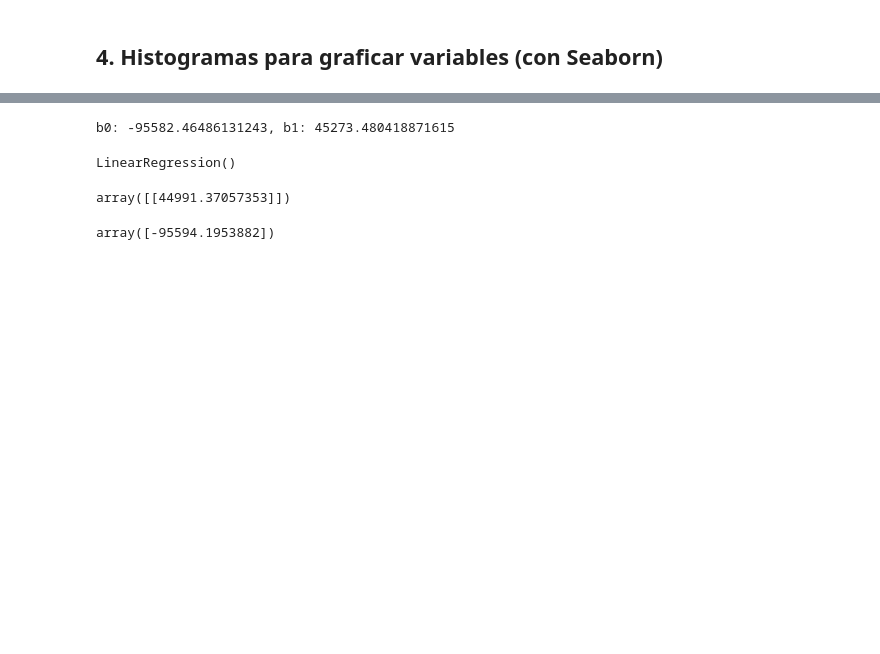
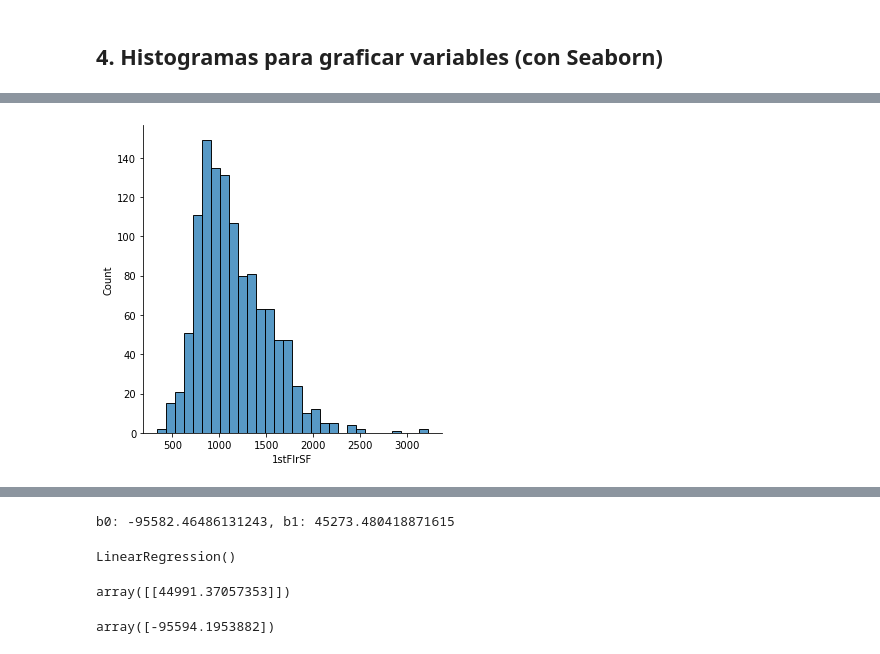
Before and after one commit to alejandrarodas/proyecto_final, a Jupyter notebook: proyecto/proyecto_final.ipynb, the cells around one changed output, grey strips where cells are left out. Cells and saved outputs as stored; diff of their text form; code cells hidden in the pictures; blank space fills up the shorter version.

```diff
--- a/proyecto/proyecto_final.ipynb
+++ b/proyecto/proyecto_final.ipynb
@@ -177,3 +141,3 @@ sns.displot(dataTraining.OverallQual)
 # %%
-sns.displot(dataTraining.1stFlrSF)
+sns.displot(dataTraining['1stFlrSF'])
 # %% [output]
@@ -181,3 +145,4 @@ SyntaxError: invalid syntax (<ipython-input-147-7f606505e9e6>, line 1)
+[figure, added]
 # %%
 sns.displot(dataTraining.TotRmsAbvGrd)
 # %% [output]
```
Also changed, not shown: parts of 63 cells of this notebook.
